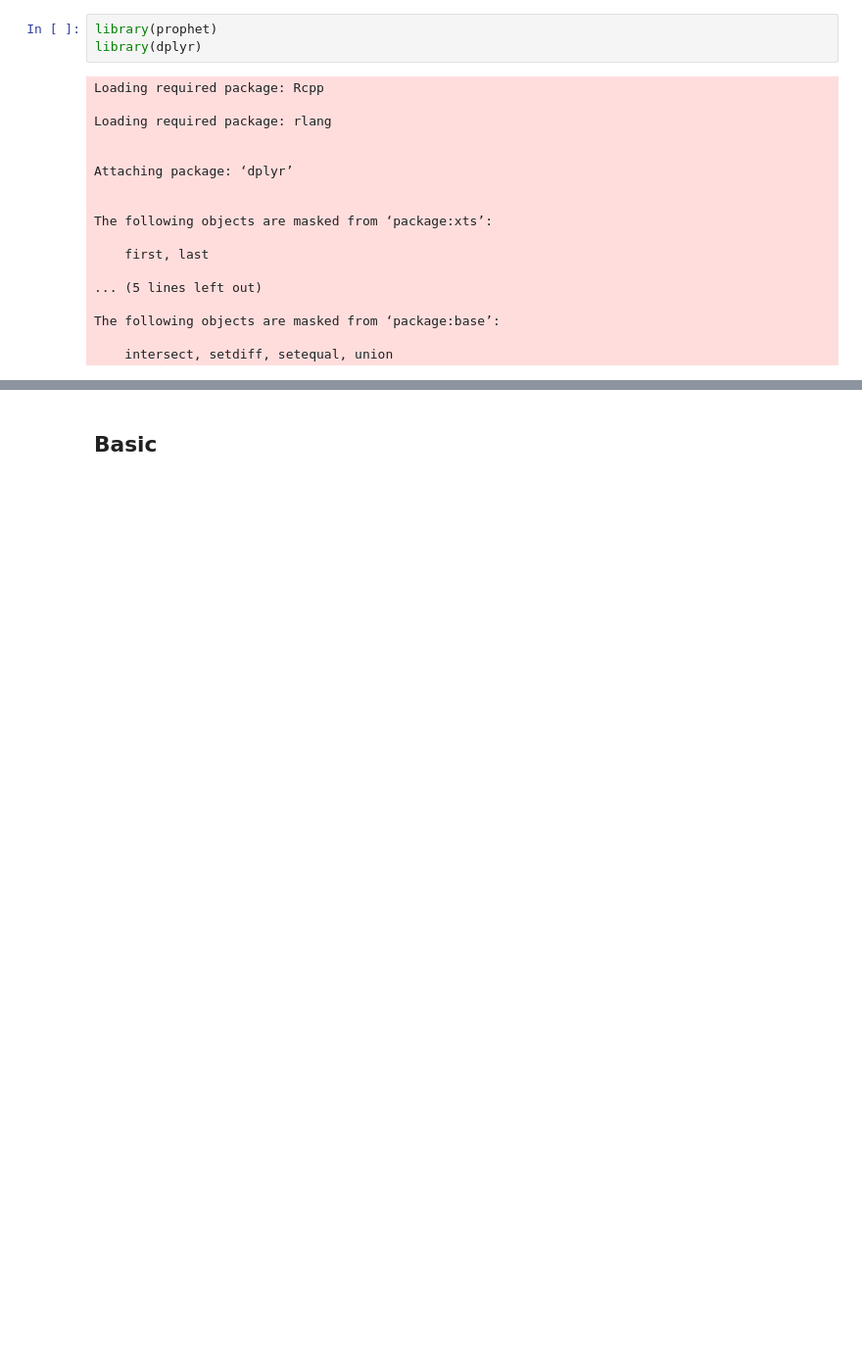
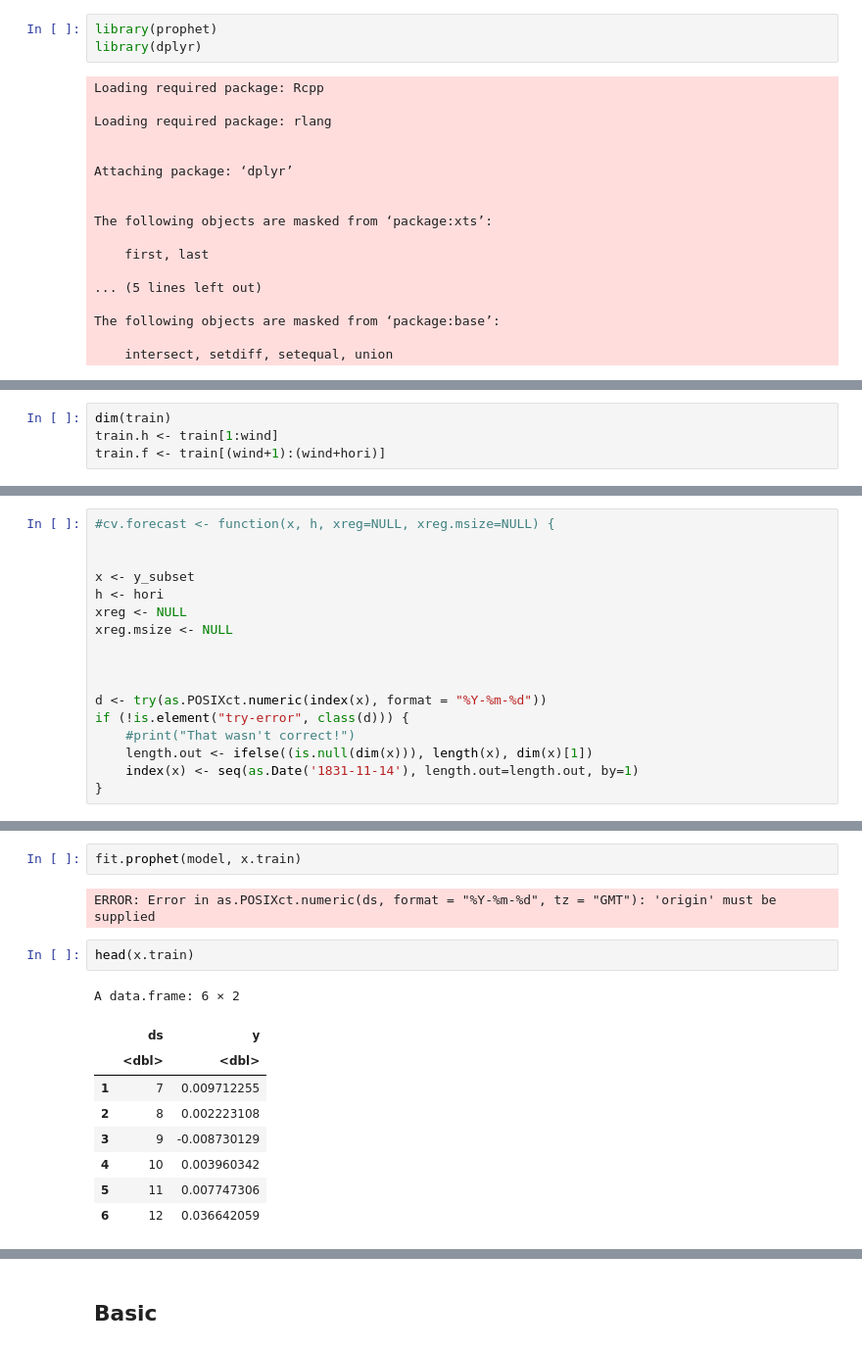
Before and after one commit to lbk209/timeseries, a Jupyter notebook: compare_timeseries_models_spx.ipynb, the cells around one changed output, grey strips where cells are left out. Shown at 98% size. Cells and saved outputs as stored; diff of their text form; blank space fills up the shorter version.

Commit message:
implementing prophet cv

```diff
--- a/compare_timeseries_models_spx.ipynb
+++ b/compare_timeseries_models_spx.ipynb
@@ -142,0 +250,4 @@ prophet.calError <- function(result, ds, hori) {
+# %%
+dim(train)
+train.h <- train[1:wind]
+train.f <- train[(wind+1):(wind+hori)]
@@ -142,0 +452,17 @@ prophet.calError <- function(result, ds, hori) {
+# %%
+#cv.forecast <- function(x, h, xreg=NULL, xreg.msize=NULL) {
+
+
+x <- y_subset
+h <- hori
+xreg <- NULL
+xreg.msize <- NULL
+
+
+
+d <- try(as.POSIXct.numeric(index(x), format = "%Y-%m-%d"))
+if (!is.element("try-error", class(d))) {
+    #print("That wasn't correct!")
+    length.out <- ifelse((is.null(dim(x))), length(x), dim(x)[1])
+    index(x) <- seq(as.Date('1831-11-14'), length.out=length.out, by=1)
+}
@@ -142,0 +538,16 @@ prophet.calError <- function(result, ds, hori) {
+# %%
+fit.prophet(model, x.train)
+# %% [output]
+ERROR: Error in as.POSIXct.numeric(ds, format = "%Y-%m-%d", tz = "GMT"): 'origin' must be supplied
+# %%
+head(x.train)
+# %% [output]
+A data.frame: 6 × 2
+|  | ds | y |
+|  | <dbl> | <dbl> |
+| 1 | 7 | 0.009712255 |
+| 2 | 8 | 0.002223108 |
+| 3 | 9 | -0.008730129 |
+| 4 | 10 | 0.003960342 |
+| 5 | 11 | 0.007747306 |
+| 6 | 12 | 0.036642059 |
```
Also changed, not shown: parts of 22 cells of this notebook.
